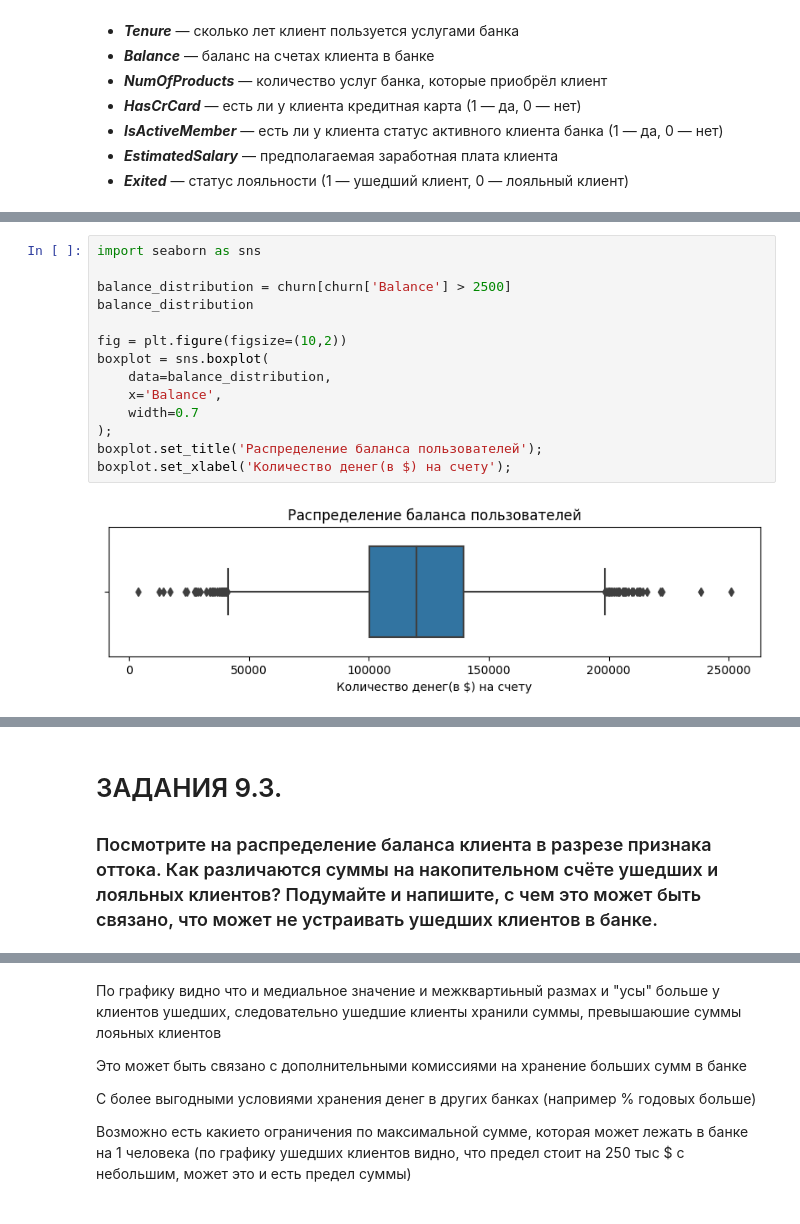
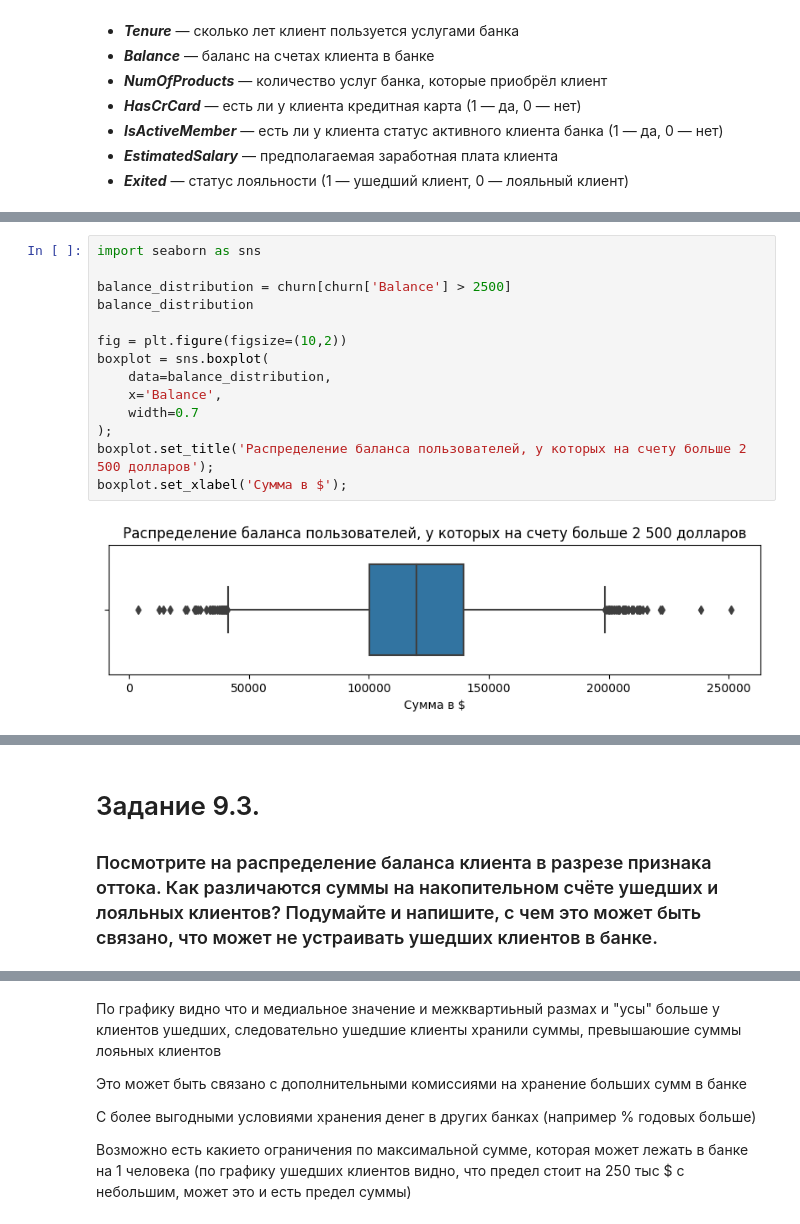
Before and after one commit to SlavaOsminin/SF_data_science, a Jupyter notebook: Skillfactory/PY_13_Визуализация_данных/Homework_2_5.ipynb, the cells around one changed output, grey strips where cells are left out. Cells and saved outputs as stored; diff of their text form.

```diff
--- a/Skillfactory/PY_13_Визуализация_данных/Закрепление_знаний_2_5.ipynb
+++ b/Skillfactory/PY_13_Визуализация_данных/Homework_2_5.ipynb
@@ -67,19 +67,19 @@ axes.pie(loyal_departed, labels=loyal_departed.index, autopct='%.1f%%', explode
 # %%
 import seaborn as sns
 
 balance_distribution = churn[churn['Balance'] > 2500]
 balance_distribution
 
 fig = plt.figure(figsize=(10,2))
 boxplot = sns.boxplot(
     data=balance_distribution,
     x='Balance',
     width=0.7
 );
-boxplot.set_title('Распределение баланса пользователей');
-boxplot.set_xlabel('Количество денег(в $) на счету');
+boxplot.set_title('Распределение баланса пользователей, у которых на счету больше 2 500 долларов');
+boxplot.set_xlabel('Сумма в $');
 # %% [output]
-[figure, old version]
+[figure, new version]
 # %% [markdown]
 По данному гравику видно что пользователи, на счету который более 2500$ распределяются следующим образом:
 
@@ -94,7 +94,7 @@ boxplot.set_xlabel('Количество денег(в $) на счету');
 Вывод: Большая часть пользователей банка держит на счету достаточно большие суммы. Если не считать пользователей с балансом менее 2500$
 то можно заметить что баланс на счету начинается от 40 тыс. $. Более 200 тыс.$ пользователи не держат (за исключением выбросов). В основном, большая часть людей держит на счете в банке от 100 до 140 тыс. $
 # %% [markdown]
-# ЗАДАНИЯ 9.3.
+# Задание 9.3.
 ### Посмотрите на распределение баланса клиента в разрезе признака оттока. Как различаются суммы на накопительном счёте ушедших и лояльных клиентов? Подумайте и напишите, с чем это может быть связано, что может не устраивать ушедших клиентов в банке.
 # %%
 fig = plt.figure(figsize=(10,4))
```
Also changed, not shown: parts of 31 cells of this notebook, 1 other file.
